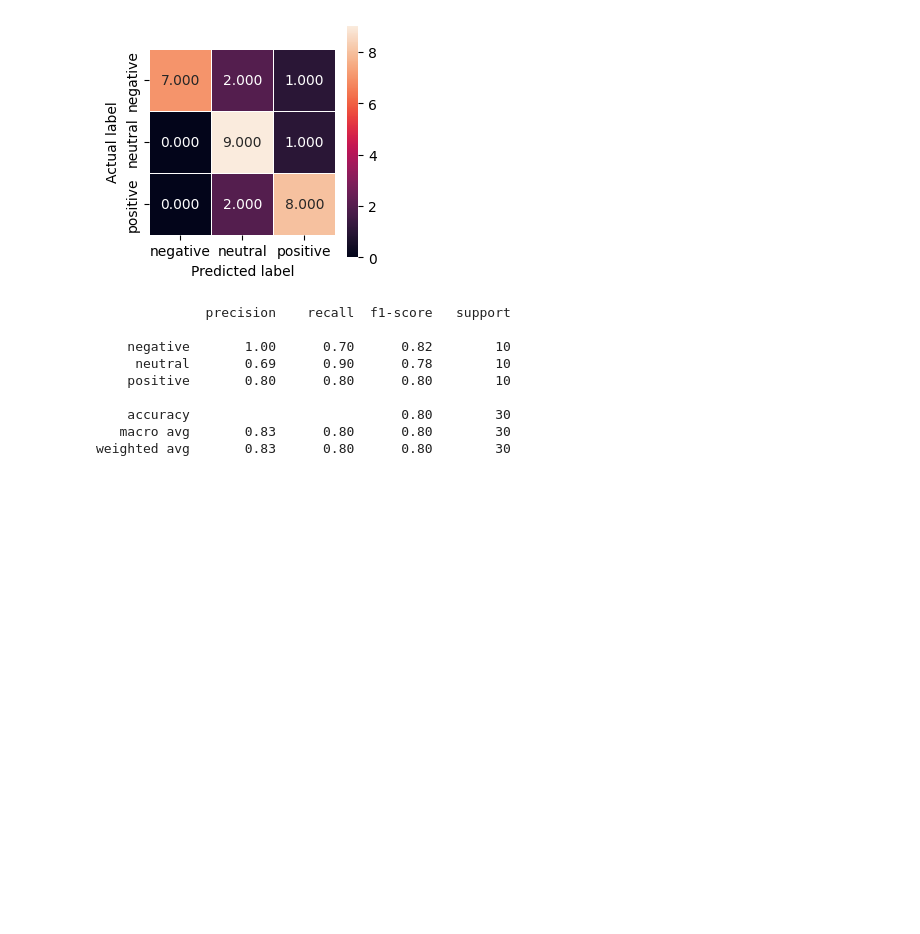
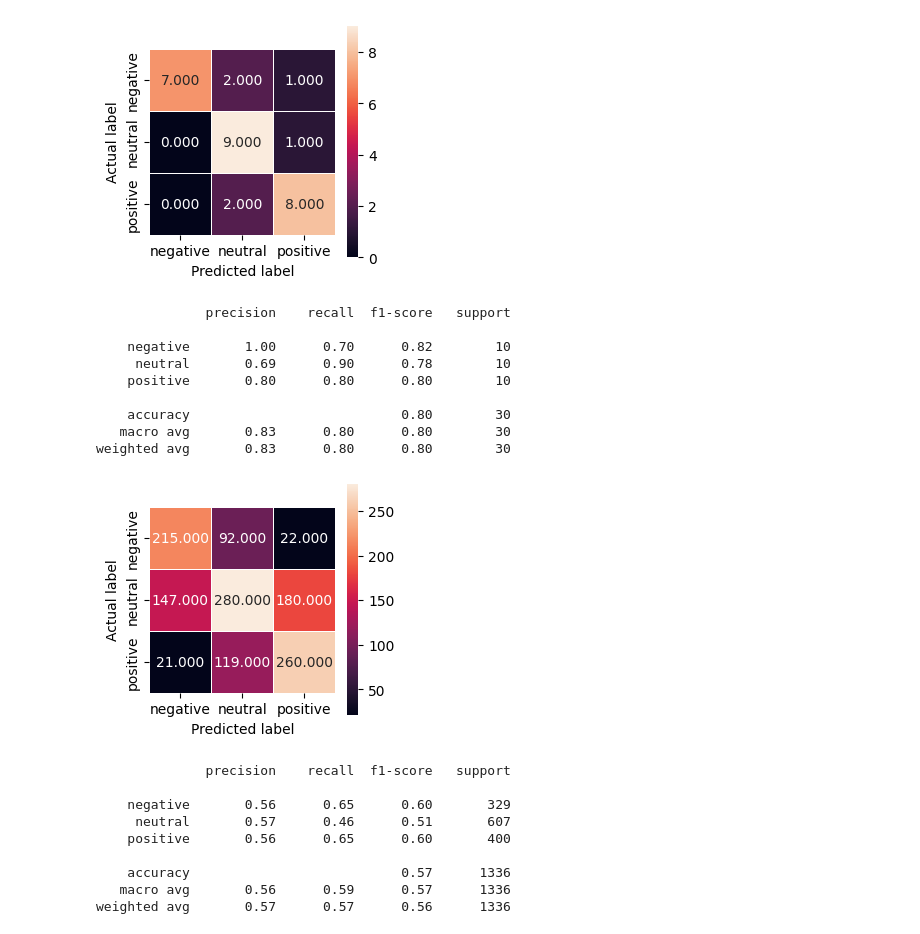
Before and after one commit to timgutberlet/Error-Analysis-with-LLMs, a Jupyter notebook: Sentiment Analysis/evaluation.ipynb, the cells around one changed output. Saved outputs shown, nothing was run; the diff lists cells and outputs as text; code cells hidden in the pictures; blank space fills up the shorter version.

Commit message:
#1 More Datasets

```diff
--- a/Sentiment Analysis/evaluation.ipynb
+++ b/Sentiment Analysis/evaluation.ipynb
@@ -5,7 +5,7 @@ import matplotlib.pyplot as plt
 import seaborn as sns
 from sklearn.metrics import accuracy_score
 
-INPUT_PATH = '../Datasets/Evaluations/Sentiment_Analysis.csv'
+INPUT_PATH = '../Datasets/Evaluations/Sentiment_Analysis_Zero_shot_3.5_instruct.csv'
 OUTPUT_PATH = '../Datasets/Evaluations/Evaluation_Sentiment_Analysis.csv'
 PROMPT_NAME = 'prompt_3_zeroshot_single_term'
 MODEL = 'gpt-3.5-turbo'
@@ -13,6 +13,3 @@ MODEL = 'gpt-3.5-turbo'
 df_data = pd.read_csv(INPUT_PATH)
 df_data = df_data.rename(columns={'polarity': 'y_true'})
 df_data = df_data.rename(columns={'polarity_pred': 'y_pred'})
-
-
-df_evaluation = pd.read_csv(OUTPUT_PATH)
@@ -33,8 +39,8 @@ def multiclass_eval(model, prompt, df):
     plt.show()
     print(metrics.classification_report(df['y_true'], df['y_pred'], output_dict=False))
     classification_report = metrics.classification_report(df['y_true'], df['y_pred'], output_dict=True)
-
-    df_output = pd.DataFrame(classification_report).transpose()
+    df = pd.DataFrame(classification_report)
+    return df
 # %%
 data = {'y_true' : ['positive', 'positive', 'positive', 'positive', 'positive', 'positive', 'positive', 'positive', 'positive', 'positive', 'neutral','neutral','neutral','neutral','neutral','neutral','neutral','neutral','neutral','neutral', 'negative', 'negative', 'negative', 'negative', 'negative', 'negative', 'negative', 'negative', 'negative', 'negative'], 'y_pred' : ['positive', 'positive', 'positive', 'positive', 'positive', 'positive', 'positive', 'positive', 'neutral', 'neutral', 'neutral','neutral','neutral','neutral','neutral','neutral','neutral','neutral','neutral', 'positive', 'positive', 'neutral', 'neutral', 'negative', 'negative', 'negative', 'negative', 'negative', 'negative', 'negative']}
 df = pd.DataFrame(data)
@@ -52,4 +58,15 @@ multiclass_eval('model', 'prompt', df)
    macro avg       0.83      0.80      0.80        30
 weighted avg       0.83      0.80      0.80        30
 # %%
-multiclass_eval(MODEL, PROMPT_NAME, df_data)
+df_eval = multiclass_eval(MODEL, PROMPT_NAME, df_data)
+# %% [output]
+[figure, added]
+              precision    recall  f1-score   support
+
+    negative       0.56      0.65      0.60       329
+     neutral       0.57      0.46      0.51       607
+    positive       0.56      0.65      0.60       400
+
+    accuracy                           0.57      1336
+   macro avg       0.56      0.59      0.57      1336
+weighted avg       0.57      0.57      0.56      1336
```
Also changed, not shown: parts of 3 cells of this notebook, 8 other files.
